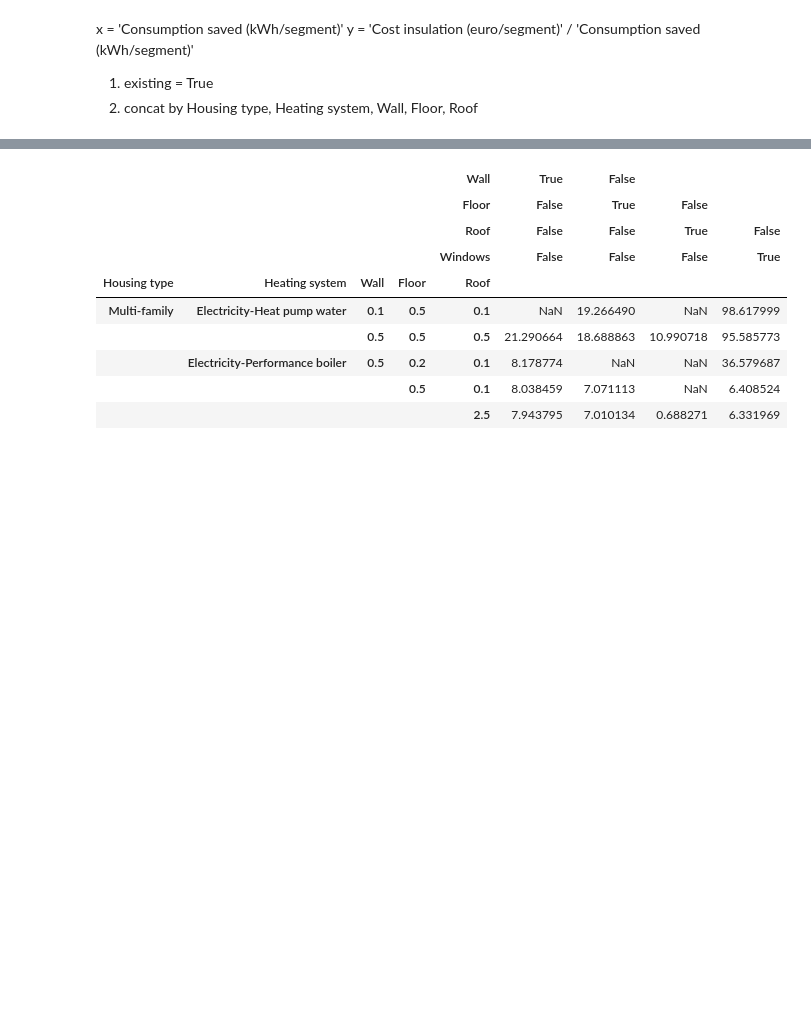
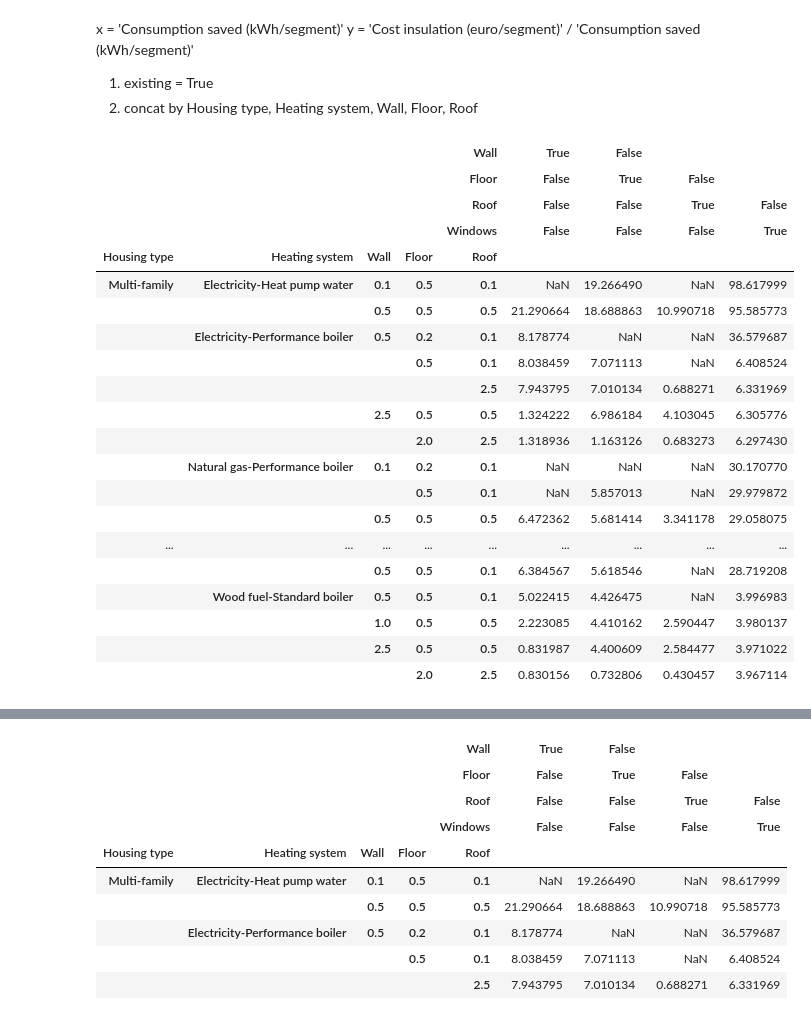
Before and after one commit to CIRED/Res-IRF4, a Jupyter notebook: project/analysis/cost_curve/cost_curve.ipynb, the cells around one changed output, grey strips where cells are left out. Cells and saved outputs as stored; diff of their text form; code cells hidden in the pictures; blank space fills up the shorter version.

```diff
--- a/project/analysis/cost_curve/cost_curve.ipynb
+++ b/project/analysis/cost_curve/cost_curve.ipynb
@@ -53,3 +53,27 @@ consumption_before = consumption_before.groupby(levels).sum()
 surface = surface.groupby(levels).sum()
 
 cost_efficiency = cost_insulation / consumption_saved
+# %%
+cost_efficiency
+# %% [output]
+|  |  |  |  | Wall | True | False |  |  |
+|  |  |  |  | Floor | False | True | False |  |
+|  |  |  |  | Roof | False | False | True | False |
+|  |  |  |  | Windows | False | False | False | True |
+| Housing type | Heating system | Wall | Floor | Roof |  |  |  |  |
+| Multi-family | Electricity-Heat pump water | 0.1 | 0.5 | 0.1 | NaN | 19.266490 | NaN | 98.617999 |
+|  |  | 0.5 | 0.5 | 0.5 | 21.290664 | 18.688863 | 10.990718 | 95.585773 |
+|  | Electricity-Performance boiler | 0.5 | 0.2 | 0.1 | 8.178774 | NaN | NaN | 36.579687 |
+|  |  |  | 0.5 | 0.1 | 8.038459 | 7.071113 | NaN | 6.408524 |
+|  |  |  |  | 2.5 | 7.943795 | 7.010134 | 0.688271 | 6.331969 |
+|  |  | 2.5 | 0.5 | 0.5 | 1.324222 | 6.986184 | 4.103045 | 6.305776 |
+|  |  |  | 2.0 | 2.5 | 1.318936 | 1.163126 | 0.683273 | 6.297430 |
+|  | Natural gas-Performance boiler | 0.1 | 0.2 | 0.1 | NaN | NaN | NaN | 30.170770 |
+|  |  |  | 0.5 | 0.1 | NaN | 5.857013 | NaN | 29.979872 |
+|  |  | 0.5 | 0.5 | 0.5 | 6.472362 | 5.681414 | 3.341178 | 29.058075 |
+| ... | ... | ... | ... | ... | ... | ... | ... | ... |
+|  |  | 0.5 | 0.5 | 0.1 | 6.384567 | 5.618546 | NaN | 28.719208 |
+|  | Wood fuel-Standard boiler | 0.5 | 0.5 | 0.1 | 5.022415 | 4.426475 | NaN | 3.996983 |
+|  |  | 1.0 | 0.5 | 0.5 | 2.223085 | 4.410162 | 2.590447 | 3.980137 |
+|  |  | 2.5 | 0.5 | 0.5 | 0.831987 | 4.400609 | 2.584477 | 3.971022 |
+|  |  |  | 2.0 | 2.5 | 0.830156 | 0.732806 | 0.430457 | 3.967114 |
```
Also changed, not shown: parts of 5 cells of this notebook, 1 other file.
